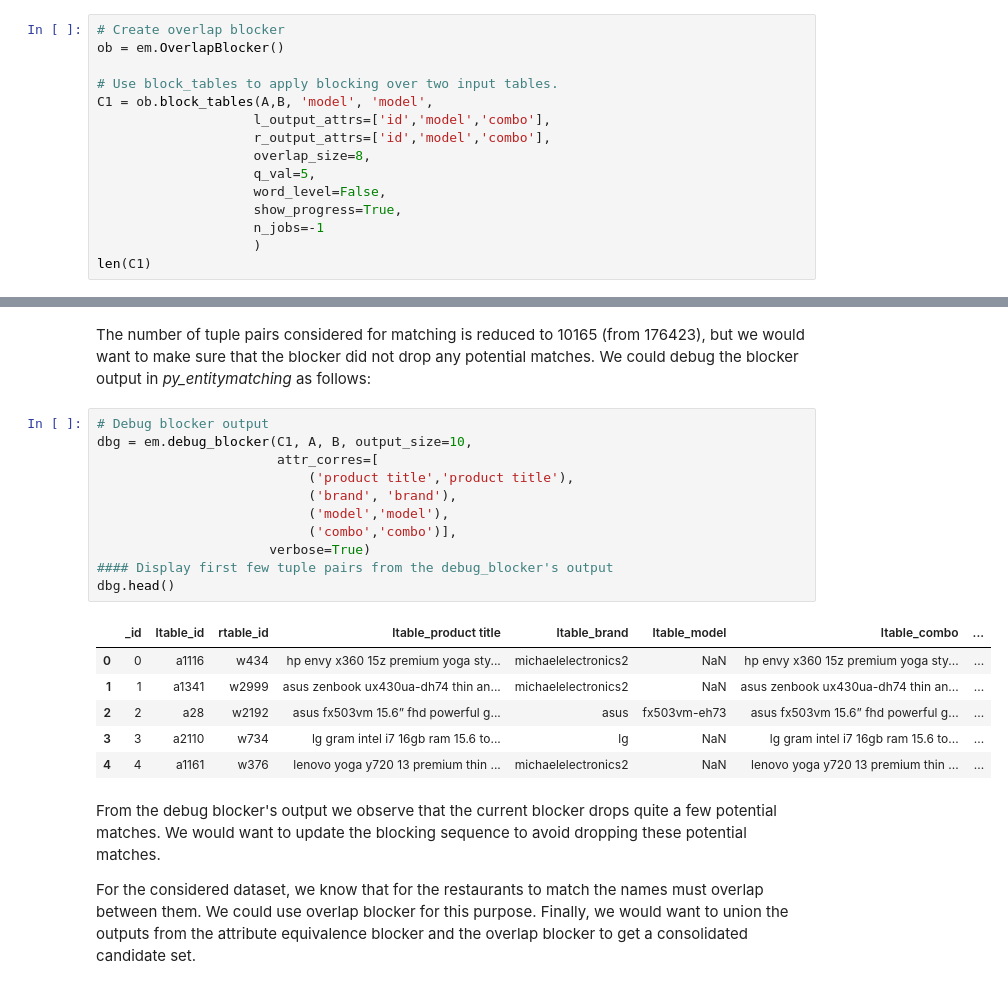
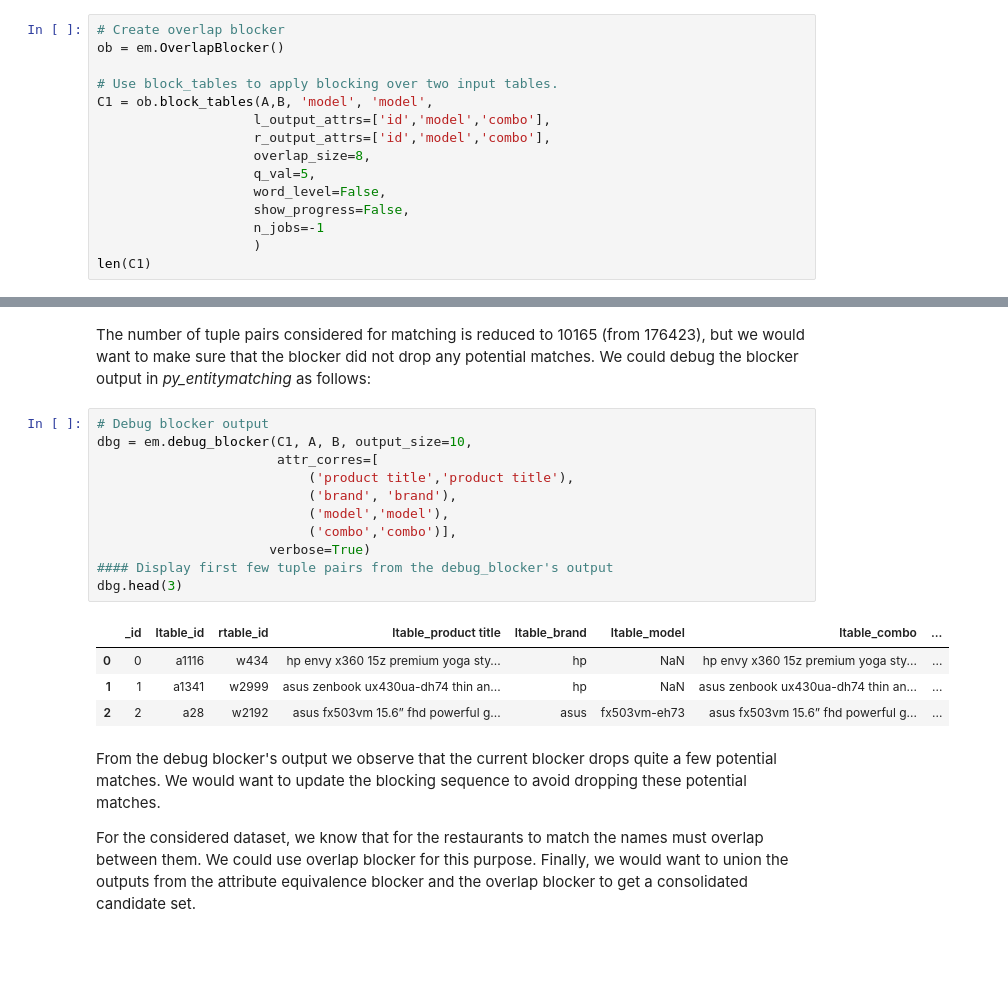
Before and after one commit to dliangsta/CS839-project, a Jupyter notebook: stage-3/notebook.ipynb, the cells around one changed output, grey strips where cells are left out. Drawn from its saved outputs; the diff is of its cells as text; blank space fills up the shorter version.

```diff
--- a/stage-3/notebook.ipynb
+++ b/stage-3/notebook.ipynb
@@ -94,7 +82,7 @@ C1 = ob.block_tables(A,B, 'model', 'model',
                     overlap_size=8,
                     q_val=5,
                     word_level=False,
-                    show_progress=True,
+                    show_progress=False,
                     n_jobs=-1
                     )
 len(C1)
@@ -118,21 +102,19 @@ The number of tuple pairs considered for matching is reduced to 10165 (from 1764
 # %%
 # Debug blocker output
 dbg = em.debug_blocker(C1, A, B, output_size=10,
                        attr_corres=[
                            ('product title','product title'),
                            ('brand', 'brand'),
                            ('model','model'),
                            ('combo','combo')],
                       verbose=True)
 #### Display first few tuple pairs from the debug_blocker's output
-dbg.head()
+dbg.head(3)
 # %% [output]
 |  | _id | ltable_id | rtable_id | ltable_product title | ltable_brand | ltable_model | ltable_combo | ... |
-| 0 | 0 | a1116 | w434 | hp envy x360 15z premium yoga sty... | michaelelectronics2 | NaN | hp envy x360 15z premium yoga sty... | ... |
-| 1 | 1 | a1341 | w2999 | asus zenbook ux430ua-dh74 thin an... | michaelelectronics2 | NaN | asus zenbook ux430ua-dh74 thin an... | ... |
+| 0 | 0 | a1116 | w434 | hp envy x360 15z premium yoga sty... | hp | NaN | hp envy x360 15z premium yoga sty... | ... |
+| 1 | 1 | a1341 | w2999 | asus zenbook ux430ua-dh74 thin an... | hp | NaN | asus zenbook ux430ua-dh74 thin an... | ... |
 | 2 | 2 | a28 | w2192 | asus fx503vm 15.6” fhd powerful g... | asus | fx503vm-eh73 | asus fx503vm 15.6” fhd powerful g... | ... |
-| 3 | 3 | a2110 | w734 | lg gram intel i7 16gb ram 15.6 to... | lg | NaN | lg gram intel i7 16gb ram 15.6 to... | ... |
-| 4 | 4 | a1161 | w376 | lenovo yoga y720 13 premium thin ... | michaelelectronics2 | NaN | lenovo yoga y720 13 premium thin ... | ... |
 # %% [markdown]
 From the debug blocker's output we observe that the current blocker drops quite a few potential matches. We would want to update the blocking sequence to avoid dropping these potential matches.
 
```
Also changed, not shown: parts of 15 cells of this notebook, 4 other files.
